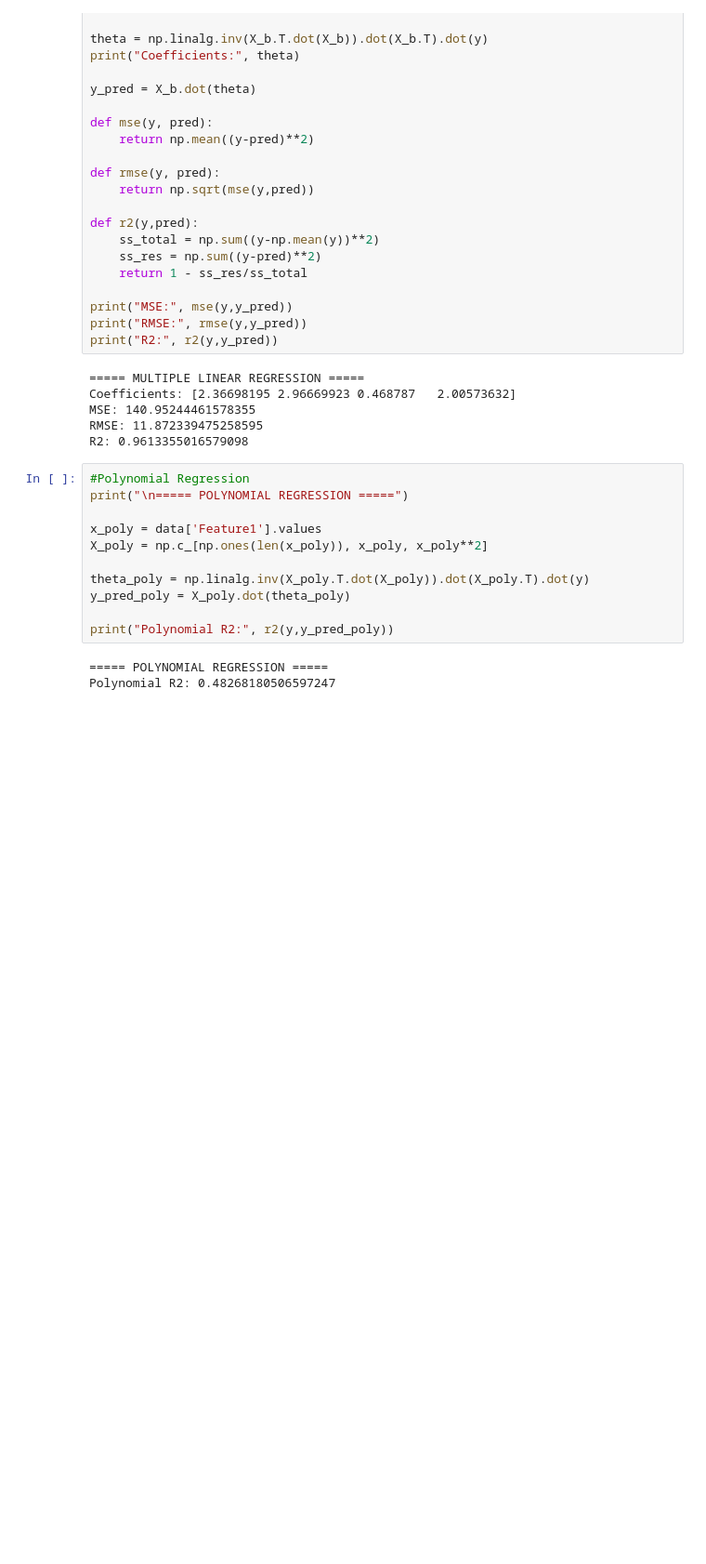
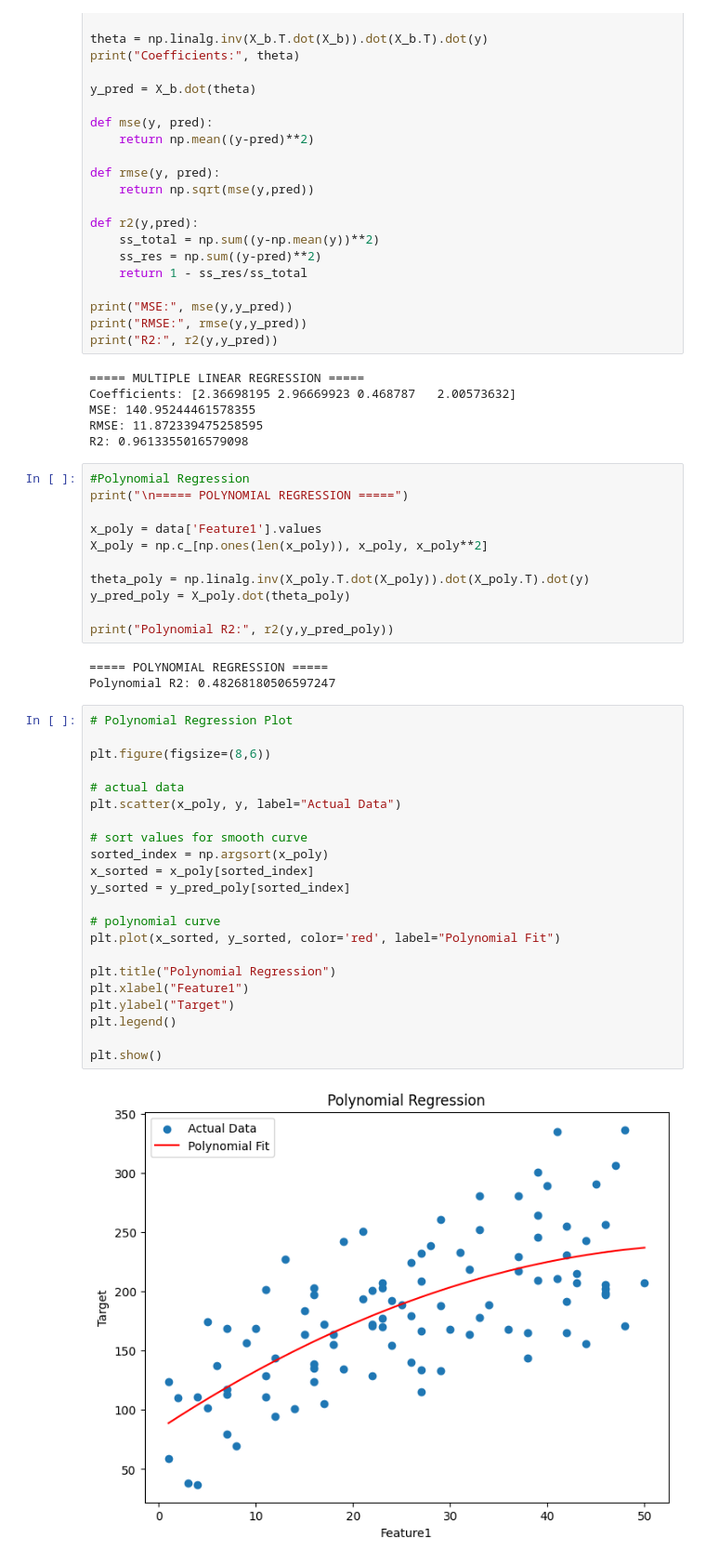
Before and after one commit to deepakpalcsjmu/Linear-Regression-Lab, a Jupyter notebook: assignment_regression.ipynb, the cells around one changed output. Shown at 93% size. Drawn from its saved outputs; the diff is of its cells as text; blank space fills up the shorter version.

Commit message:
add all regression

```diff
--- a/assignment_regression.ipynb
+++ b/assignment_regression.ipynb
@@ -142,4 +152,28 @@ print("Polynomial R2:", r2(y,y_pred_poly))
 # %% [output]
 ===== POLYNOMIAL REGRESSION =====
 Polynomial R2: 0.48268180506597247
+# %%
+# Polynomial Regression Plot
+
+plt.figure(figsize=(8,6))
+
+# actual data
+plt.scatter(x_poly, y, label="Actual Data")
+
+# sort values for smooth curve
+sorted_index = np.argsort(x_poly)
+x_sorted = x_poly[sorted_index]
+y_sorted = y_pred_poly[sorted_index]
+
+# polynomial curve
+plt.plot(x_sorted, y_sorted, color='red', label="Polynomial Fit")
+
+plt.title("Polynomial Regression")
+plt.xlabel("Feature1")
+plt.ylabel("Target")
+plt.legend()
+
+plt.show()
+# %% [output]
+[figure, added]
 # %%
```
Also changed, not shown: parts of 9 cells of this notebook.
